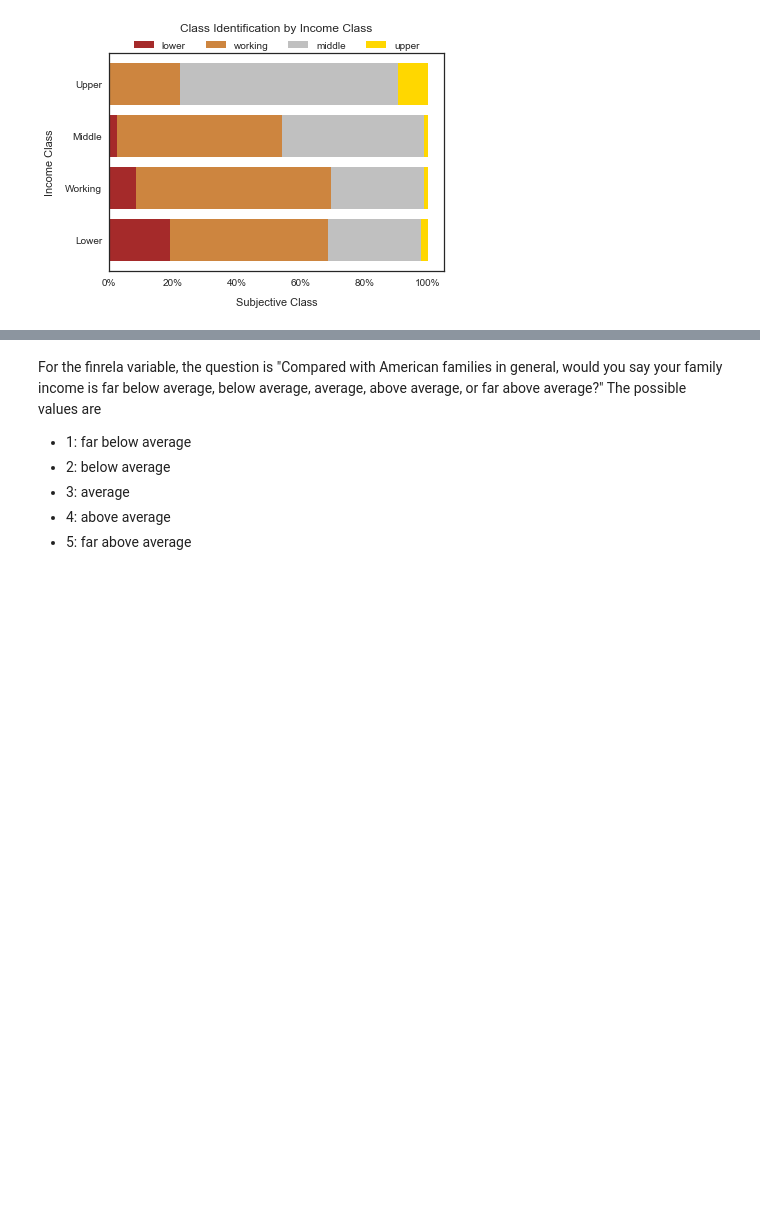
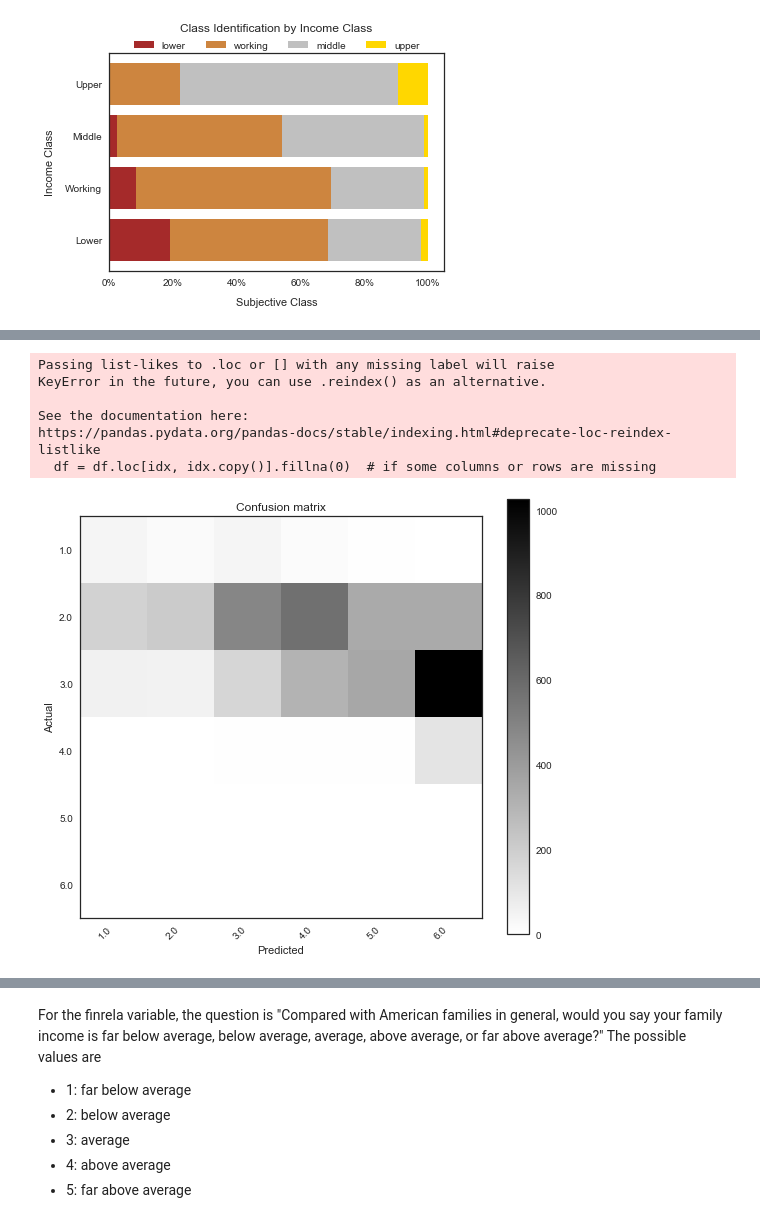
Before and after one commit to coverney/ThinkStats2, a Jupyter notebook: project1/Project1Playground.ipynb, the cells around one changed output, grey strips where cells are left out. Saved outputs shown, nothing was run; the diff lists cells and outputs as text; code cells hidden in the pictures; blank space fills up the shorter version.

```diff
--- a/project1/Project1Playground.ipynb
+++ b/project1/Project1Playground.ipynb
@@ -421,0 +499,8 @@ Use same income numbers as in the study (real income adjusted for household size
+# %%
+sub_gss = gss[(gss['year'] >= 2000) & (gss['year'] <= 2004) & (gss['age'] >= 25)
+              & (gss['wrkstat'] <= 2)]
+sub_real_incomes = sub_gss['realinc']
+sub_classes = sub_gss['class_']
+sub_real_incomes_2015 = sub_real_incomes*cpi_ratio
+sub_household_sizes = sub_gss['hompop']
+sub_adjusted_real_incomes_2015 = (sub_real_incomes_2015/(sub_household_sizes**0.5))*(3**0.5)
@@ -421,0 +535,15 @@ Use same income numbers as in the study (real income adjusted for household size
+# %%
+# Confusion matrix with sub_income_ranges and sub_subjective classes
+sub_confusion_matrix1 = ConfusionMatrix(sub_classes, sub_income_ranges)
+sub_cm_df1 = sub_confusion_matrix1.to_dataframe()
+sub_cm1 = sub_cm_df1.values
+sub_confusion_matrix1.plot()
+plt.show()
+# %% [output]
+Passing list-likes to .loc or [] with any missing label will raise
+KeyError in the future, you can use .reindex() as an alternative.
+
+See the documentation here:
+https://pandas.pydata.org/pandas-docs/stable/indexing.html#deprecate-loc-reindex-listlike
+  df = df.loc[idx, idx.copy()].fillna(0)  # if some columns or rows are missing
+[figure, added]
```
Also changed, not shown: parts of 18 cells of this notebook, 1 other file.
